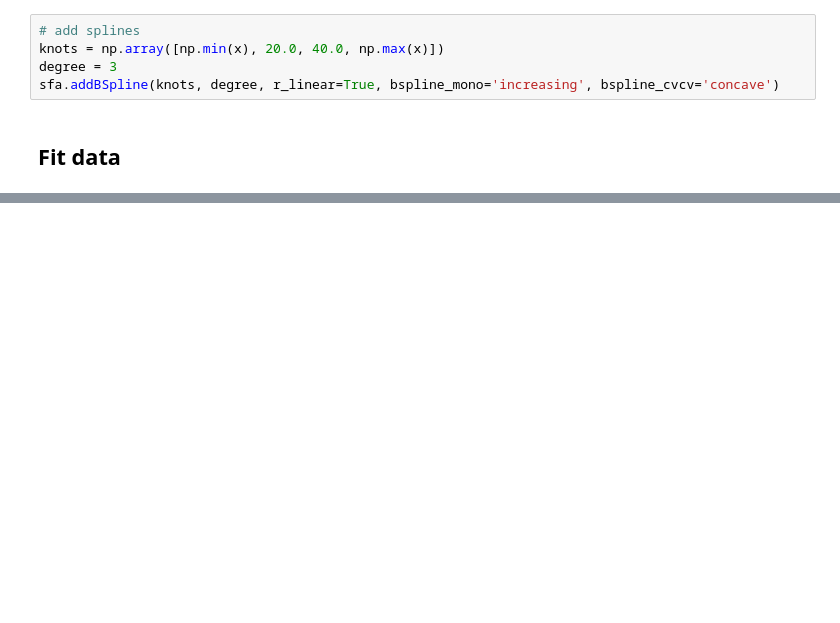
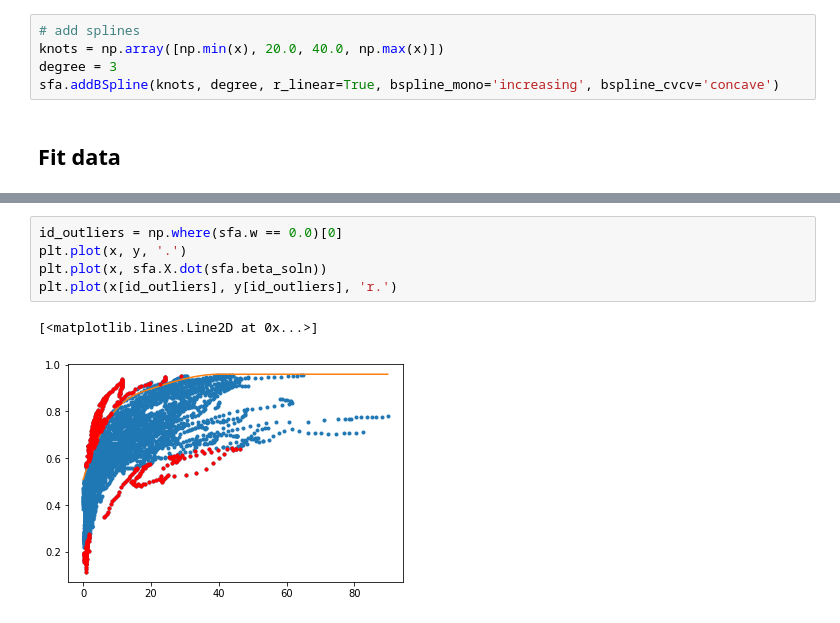
Before and after one commit to UW-AMO/StochasticFrontier, a Jupyter notebook: example/example_uhc.ipynb, the cells around one changed output, grey strips where cells are left out. Saved outputs shown, nothing was run; the diff lists cells and outputs as text; blank space fills up the shorter version.

```diff
--- a/example/example_uhc.ipynb
+++ b/example/example_uhc.ipynb
@@ -48,3 +81,11 @@ plt.plot(x, sfa.X.dot(sfa.beta_soln), '.')
+# %%
+id_outliers = np.where(sfa.w == 0.0)[0]
+plt.plot(x, y, '.')
+plt.plot(x, sfa.X.dot(sfa.beta_soln))
+plt.plot(x[id_outliers], y[id_outliers], 'r.')
+# %% [output]
+[<matplotlib.lines.Line2D at 0x...>]
+[figure, added]
 # %%
 np.sqrt(sfa.deta_soln)
 # %% [output]
```
Also changed, not shown: parts of 12 cells of this notebook, 2 other files.
